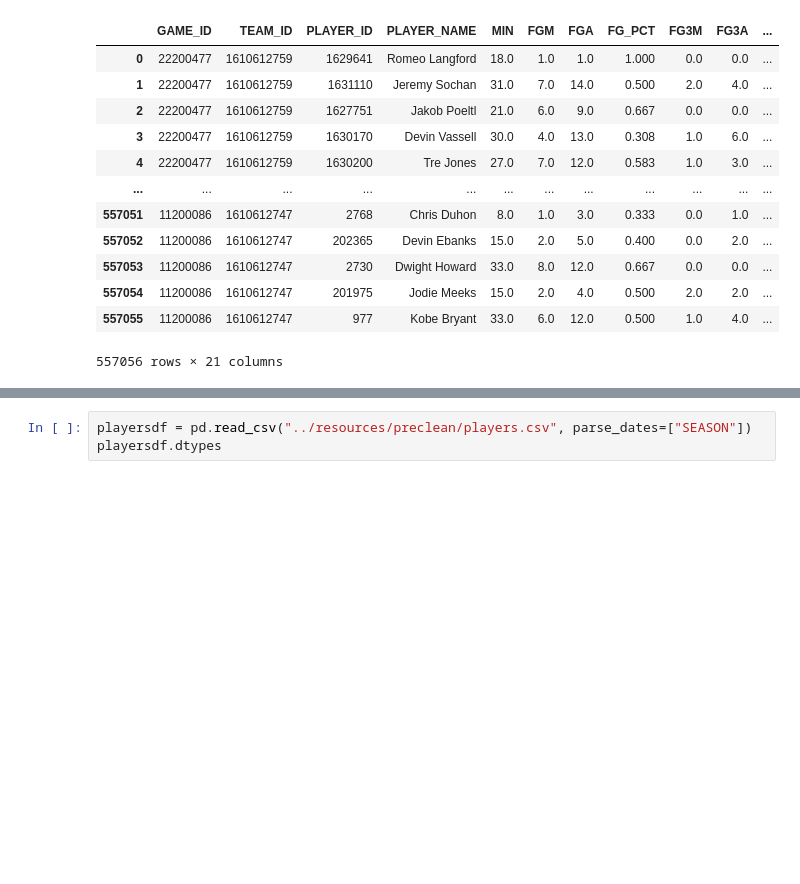
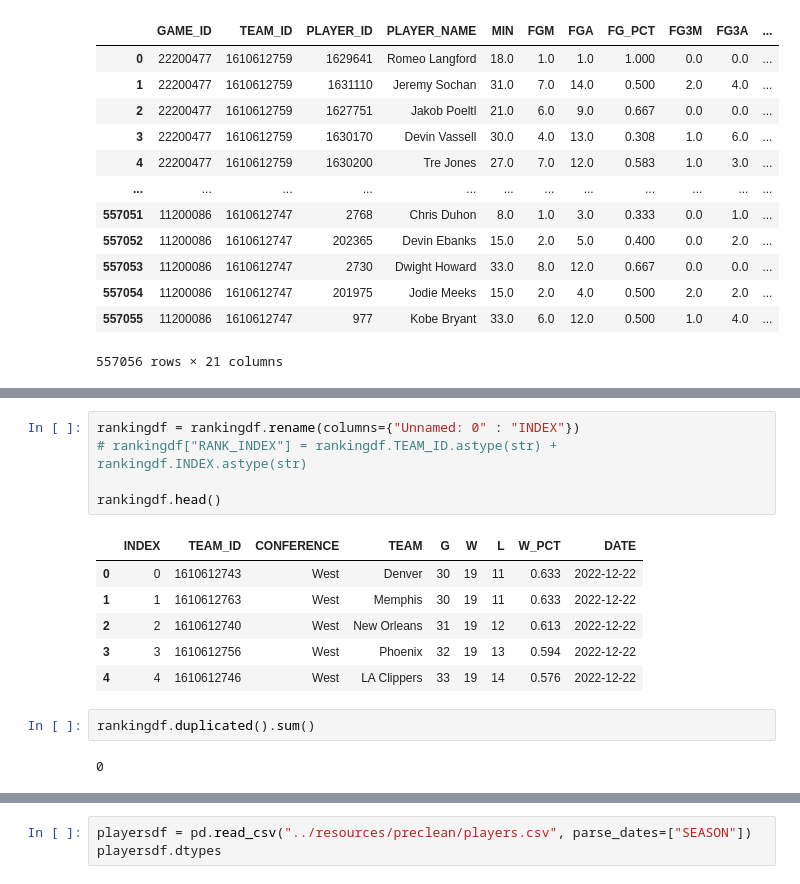
Before and after one commit to mrneuenschwander/Bootcamp-Final-Project, a Jupyter notebook: jupyter/emprrs_washboard.ipynb, the cells around one changed output, grey strips where cells are left out. Saved outputs shown, nothing was run; the diff lists cells and outputs as text; blank space fills up the shorter version.

```diff
--- a/jupyter/emprrs_washboard.ipynb
+++ b/jupyter/emprrs_washboard.ipynb
@@ -112,3 +118,19 @@ rankingdf.head()
+# %%
+rankingdf = rankingdf.rename(columns={"Unnamed: 0" : "INDEX"})
+# rankingdf["RANK_INDEX"] = rankingdf.TEAM_ID.astype(str) + rankingdf.INDEX.astype(str)
+
+rankingdf.head()
+# %% [output]
+|  | INDEX | TEAM_ID | CONFERENCE | TEAM | G | W | L | W_PCT | DATE |
+| 0 | 0 | 1610612743 | West | Denver | 30 | 19 | 11 | 0.633 | 2022-12-22 |
+| 1 | 1 | 1610612763 | West | Memphis | 30 | 19 | 11 | 0.633 | 2022-12-22 |
+| 2 | 2 | 1610612740 | West | New Orleans | 31 | 19 | 12 | 0.613 | 2022-12-22 |
+| 3 | 3 | 1610612756 | West | Phoenix | 32 | 19 | 13 | 0.594 | 2022-12-22 |
+| 4 | 4 | 1610612746 | West | LA Clippers | 33 | 19 | 14 | 0.576 | 2022-12-22 |
+# %%
+rankingdf.duplicated().sum()
+# %% [output]
+0
 # %%
 rankingdf.dtypes
 # %% [output]
```
Also changed, not shown: parts of 2 cells of this notebook, 1 other file.
